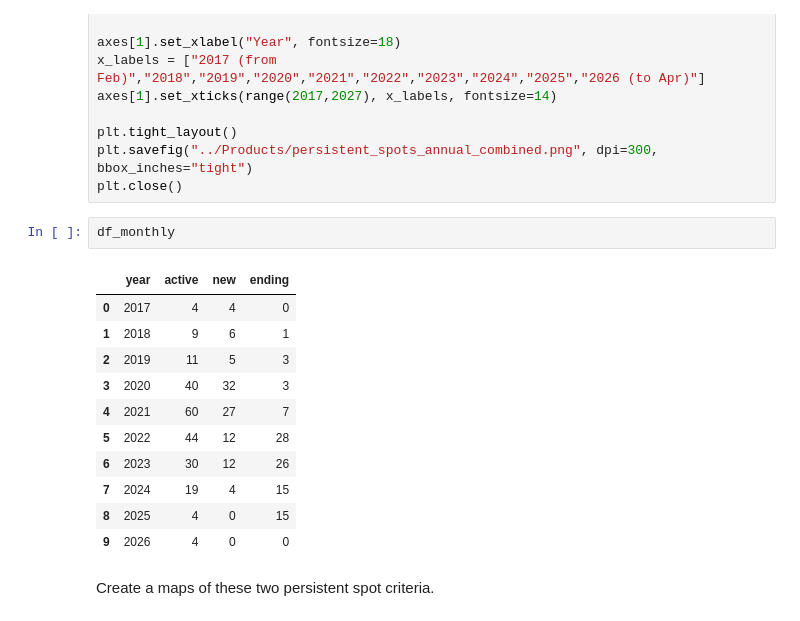
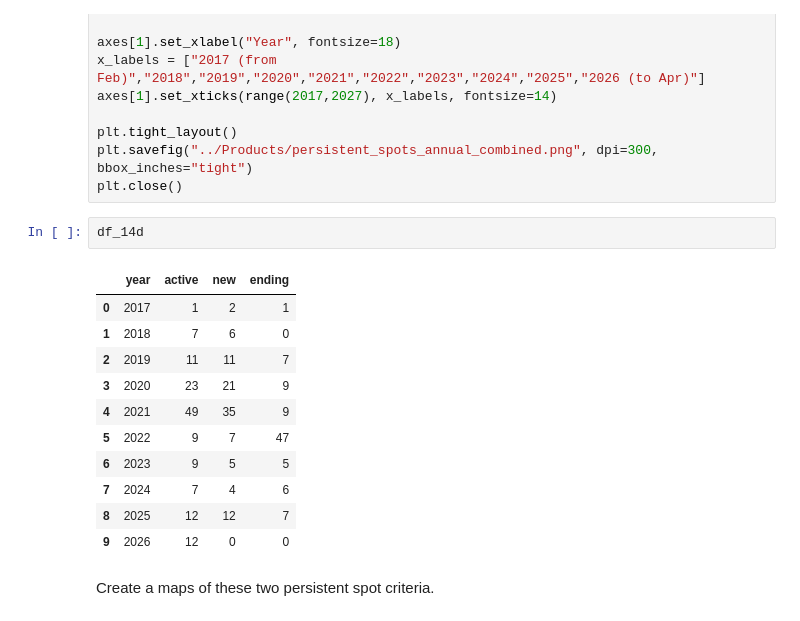
Before and after one commit to yannicknicolaswirz/Master_Thesis, a Jupyter notebook: Code/Part1_Persistent_Spots.ipynb, the cells around one changed output. Cells and saved outputs as stored; diff of their text form.

```diff
--- a/Code/Part1_Persistent_Spots.ipynb
+++ b/Code/Part1_Persistent_Spots.ipynb
@@ -287,19 +296,19 @@ plt.tight_layout()
 plt.savefig("../Products/persistent_spots_annual_combined.png", dpi=300, bbox_inches="tight")
 plt.close()
 # %%
-df_monthly
+df_14d
 # %% [output]
 |  | year | active | new | ending |
-| 0 | 2017 | 4 | 4 | 0 |
-| 1 | 2018 | 9 | 6 | 1 |
-| 2 | 2019 | 11 | 5 | 3 |
-| 3 | 2020 | 40 | 32 | 3 |
-| 4 | 2021 | 60 | 27 | 7 |
-| 5 | 2022 | 44 | 12 | 28 |
-| 6 | 2023 | 30 | 12 | 26 |
-| 7 | 2024 | 19 | 4 | 15 |
-| 8 | 2025 | 4 | 0 | 15 |
-| 9 | 2026 | 4 | 0 | 0 |
+| 0 | 2017 | 1 | 2 | 1 |
+| 1 | 2018 | 7 | 6 | 0 |
+| 2 | 2019 | 11 | 11 | 7 |
+| 3 | 2020 | 23 | 21 | 9 |
+| 4 | 2021 | 49 | 35 | 9 |
+| 5 | 2022 | 9 | 7 | 47 |
+| 6 | 2023 | 9 | 5 | 5 |
+| 7 | 2024 | 7 | 4 | 6 |
+| 8 | 2025 | 12 | 12 | 7 |
+| 9 | 2026 | 12 | 0 | 0 |
 # %% [markdown]
 Create a maps of these two persistent spot criteria.
 # %%
```
Also changed, not shown: parts of 2 cells of this notebook, 16 other files.
